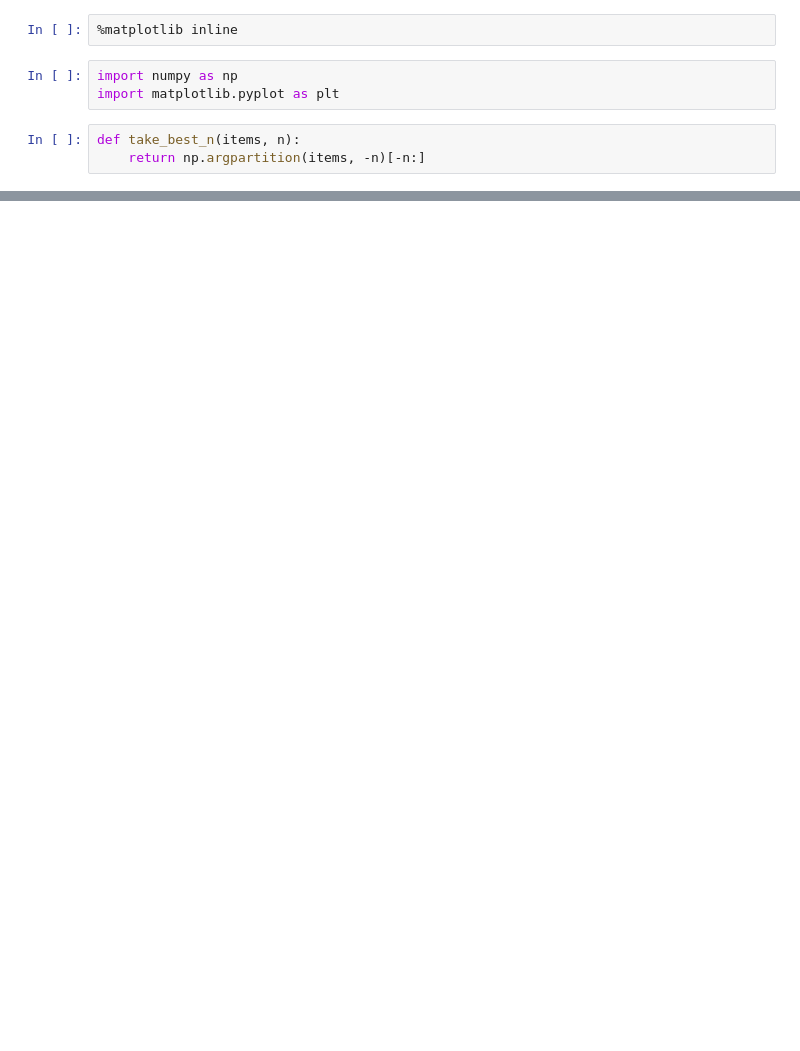
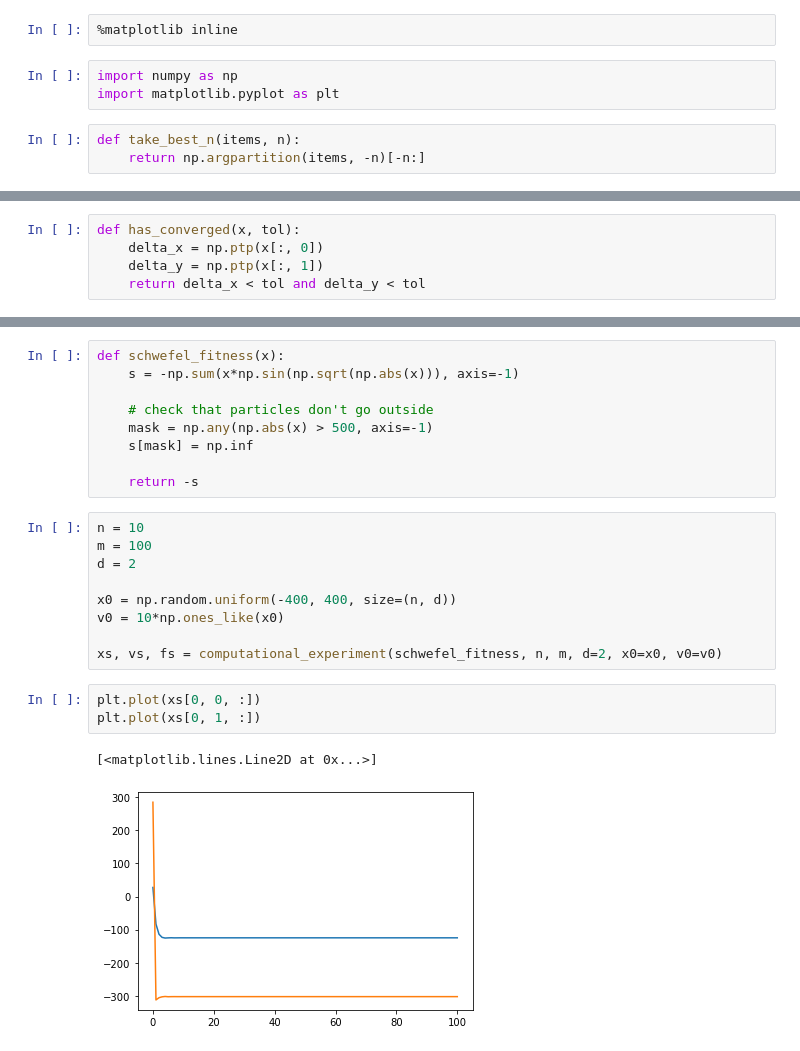
Before and after one commit to jvkersch/notebooks, a Jupyter notebook: EvolutionaryStrategy2.ipynb, the cells around one changed output, grey strips where cells are left out. Drawn from its saved outputs; the diff is of its cells as text; blank space fills up the shorter version.

```diff
--- a/EvolutionaryStrategy2.ipynb
+++ b/EvolutionaryStrategy2.ipynb
@@ -145,0 +128,5 @@ array([432., 288.])
+# %%
+def has_converged(x, tol):
+    delta_x = np.ptp(x[:, 0])
+    delta_y = np.ptp(x[:, 1])
+    return delta_x < tol and delta_y < tol
@@ -145,0 +174,24 @@ array([432., 288.])
+# %%
+def schwefel_fitness(x):
+    s = -np.sum(x*np.sin(np.sqrt(np.abs(x))), axis=-1)
+
+    # check that particles don't go outside
+    mask = np.any(np.abs(x) > 500, axis=-1)
+    s[mask] = np.inf
+
+    return -s
+# %%
+n = 10
+m = 100
+d = 2
+
+x0 = np.random.uniform(-400, 400, size=(n, d))
+v0 = 10*np.ones_like(x0)
+
+xs, vs, fs = computational_experiment(schwefel_fitness, n, m, d=2, x0=x0, v0=v0)
+# %%
+plt.plot(xs[0, 0, :])
+plt.plot(xs[0, 1, :])
+# %% [output]
+[<matplotlib.lines.Line2D at 0x...>]
+[figure, added]
```
Also changed, not shown: parts of 20 cells of this notebook.
